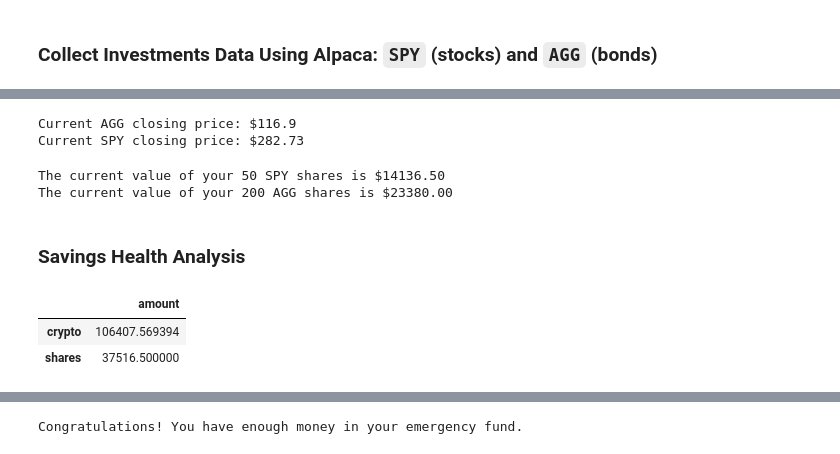
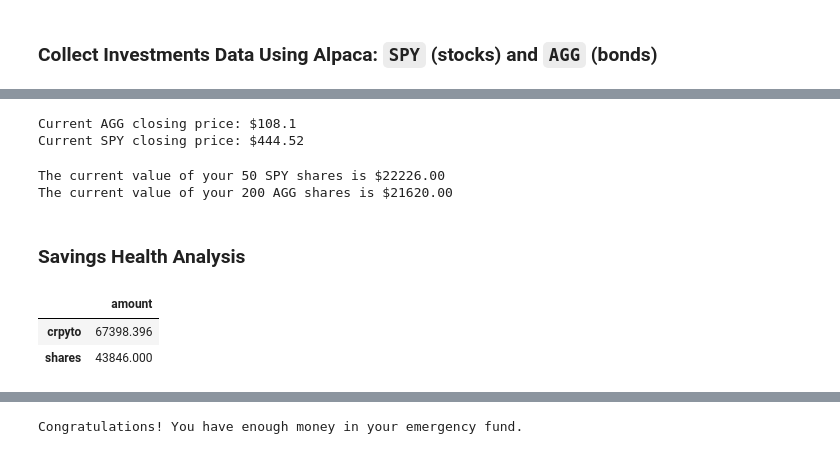
Before and after one commit to atlas-lauren/api_analysis, a Jupyter notebook: financial-planner.ipynb, the cells around one changed output, grey strips where cells are left out. Saved outputs shown, nothing was run; the diff lists cells and outputs as text; code cells hidden in the pictures.

```diff
--- a/financial-planner.ipynb
+++ b/financial-planner.ipynb
@@ -246,0 +244,23 @@ timeframe = "1D"
+# %%
+# This got a subscription error, apparently I don't pay anything at all and can't get the last 15 minutes of data.
+# To get around this I will just use the dates given. But if I were doing this for real I would want to use the date that automatically updates to today and 1000 days before today,
+# rather than having to manually adjust the code every time.
+
+def get_company(ticker, start, end, tradeapi):
+    return tradeapi.get_bars(
+        ticker,
+        TimeFrame.Day,
+        start,
+        end
+    ).df
+
+# Retreive the data as a dictionary
+my_df = {
+    "AGG":get_company("AGG", "2019-06-01", "2022-03-18", tradeapi),
+    "SPY":get_company("SPY", "2019-06-01", "2022-03-18", tradeapi)
+}
+# Concatenate the sets
+portfolio_data = pd.concat(my_df.values(), keys=my_df.keys(), axis="columns")
+
+# Preview DataFrame
+portfolio_data.tail()
@@ -247,40 +276,51 @@ timeframe = "1D"
 # %%
 # Pick AGG and SPY close prices
-# YOUR CODE HERE!
+
+# Slice off the bottom row using iloc
+most_recent_day = portfolio_data.iloc[-1]
+# Reset the index to use iloc again
+most_recent_day.reset_index()
+# Select the close values using their index position
+agg_close_price = most_recent_day.iloc[3]
+spy_close_price = most_recent_day.iloc[10]
+
 
 # Print AGG and SPY close prices
 print(f"Current AGG closing price: ${agg_close_price}")
 print(f"Current SPY closing price: ${spy_close_price}")
 # %% [output]
-Current AGG closing price: $116.9
-Current SPY closing price: $282.73
+Current AGG closing price: $108.1
+Current SPY closing price: $444.52
 # %%
 # Compute the current value of shares
-# YOUR CODE HERE!
+my_spy_value = my_spy*spy_close_price
+my_agg_value = my_agg*agg_close_price
+shares = my_agg_value + my_spy_value
 
 # Print current value of shares
 print(f"The current value of your {my_spy} SPY shares is ${my_spy_value:0.2f}")
 print(f"The current value of your {my_agg} AGG shares is ${my_agg_value:0.2f}")
 # %% [output]
-The current value of your 50 SPY shares is $14136.50
-The current value of your 200 AGG shares is $23380.00
+The current value of your 50 SPY shares is $22226.00
+The current value of your 200 AGG shares is $21620.00
 # %% [markdown]
 ### Savings Health Analysis
 # %%
 # Set monthly household income
-# YOUR CODE HERE!
+avg_household_income = 12000
+monthly_income = avg_household_income/12
 
 # Consolidate financial assets data
-# YOUR CODE HERE!
+savings = crypto + shares
 
 # Create savings DataFrame
-# YOUR CODE HERE!
+df_savings = pd.DataFrame(data=[crypto, shares], index=['crpyto', 'shares'], columns=['amount'])
 
 # Display savings DataFrame
 display(df_savings)
 # %% [output]
 |  | amount |
-| crypto | 106407.569394 |
-| shares | 37516.500000 |
+| crpyto | 67398.396 |
+| shares | 43846.000 |
 # %%
 # Plot savings pie chart
```
Also changed, not shown: parts of 9 cells of this notebook.
